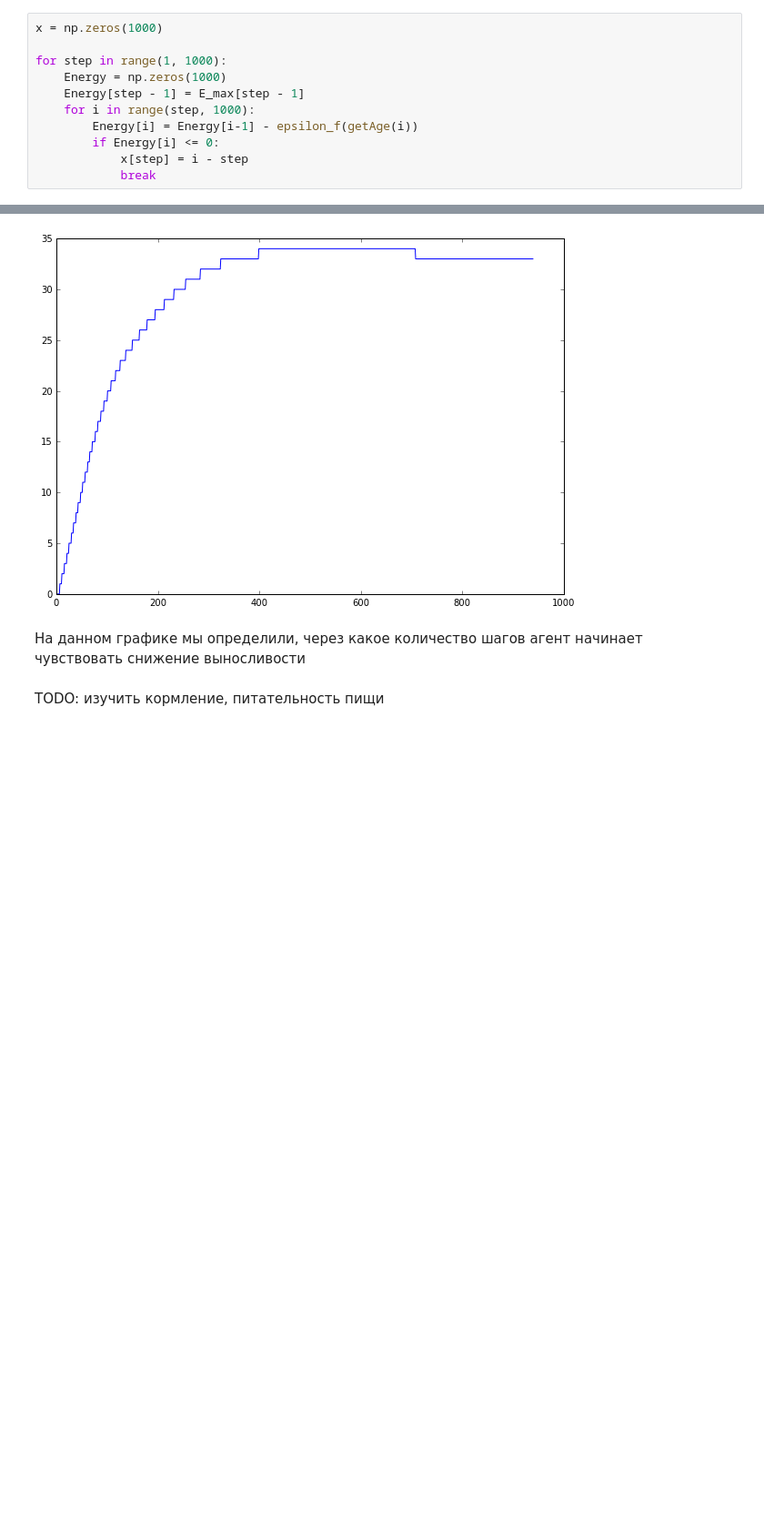
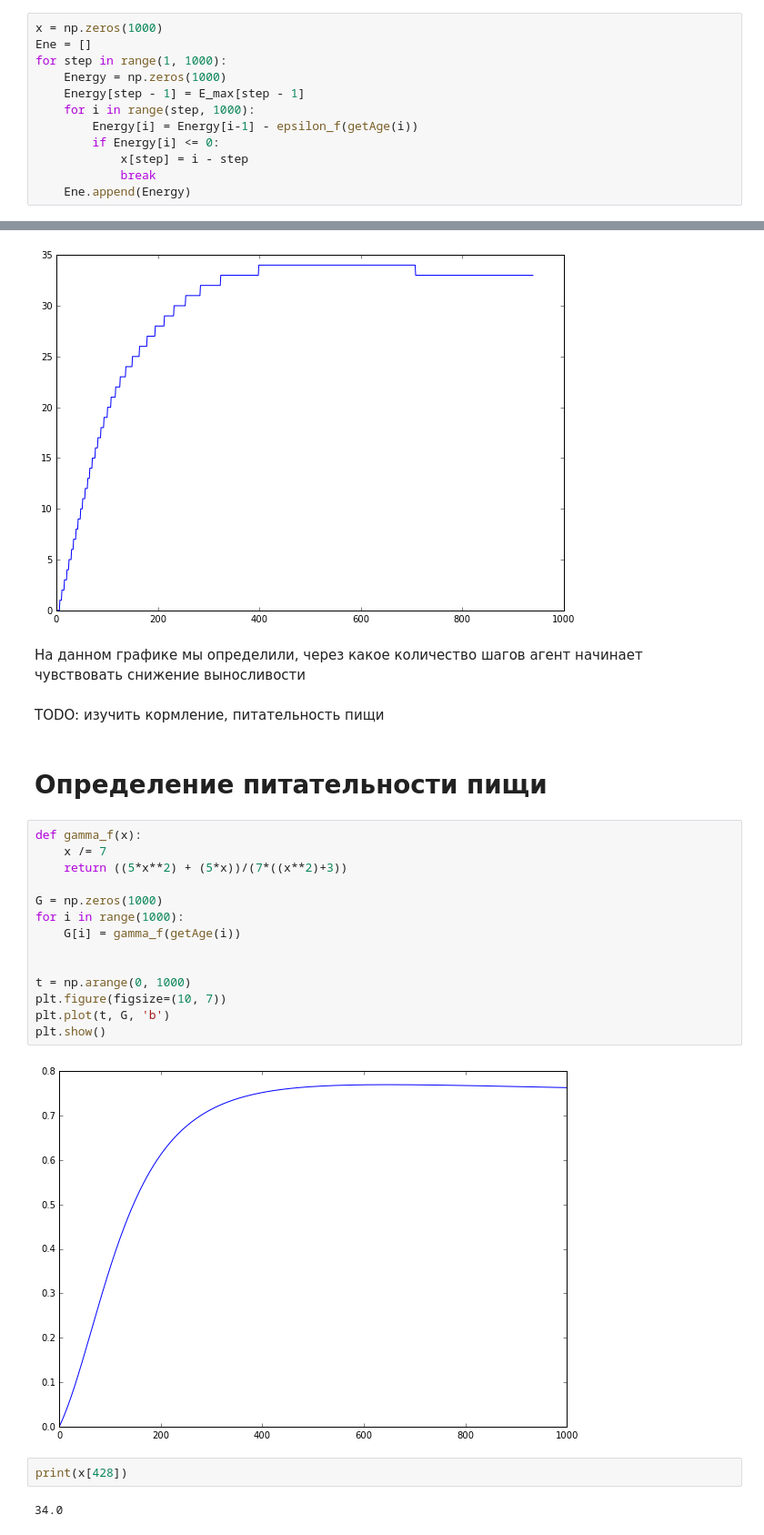
Before and after one commit to Zhuikov/predator-prey, a Jupyter notebook: notebooks/DynamicLifeModel.ipynb, the cells around one changed output, grey strips where cells are left out. Shown at 91% size. Cells and saved outputs as stored; diff of their text form; blank space fills up the shorter version.

```diff
--- a/notebooks/DynamicLifeModel.ipynb
+++ b/notebooks/DynamicLifeModel.ipynb
@@ -98,7 +98,7 @@ plt.show()
 Количество шагов голодания для каждого из возрастов агентов в шагах модели
 # %%
 x = np.zeros(1000)
-
+Ene = []
 for step in range(1, 1000):
     Energy = np.zeros(1000)
     Energy[step - 1] = E_max[step - 1]
@@ -107,6 +107,7 @@ for step in range(1, 1000):
         if Energy[i] <= 0:
             x[step] = i - step
             break
+    Ene.append(Energy)
 # %% [markdown]
 # График длительности возможного голодания по шагам жизни агента
 # %%
@@ -170,3 +189,25 @@ plt.show()
 На данном графике мы определили, через какое количество шагов агент начинает чувствовать снижение выносливости
 # %% [markdown]
 TODO: изучить кормление, питательность пищи
+# %% [markdown]
+<h1> Определение питательности пищи </h1>
+# %%
+def gamma_f(x):
+    x /= 7
+    return ((5*x**2) + (5*x))/(7*((x**2)+3))
+
+G = np.zeros(1000)
+for i in range(1000):
+    G[i] = gamma_f(getAge(i))
+
+
+t = np.arange(0, 1000)
+plt.figure(figsize=(10, 7))
+plt.plot(t, G, 'b')
+plt.show()
+# %% [output]
+[figure, added]
+# %%
+print(x[428])
+# %% [output]
+34.0
```
Also changed, not shown: parts of 14 cells of this notebook, 1 other file.
